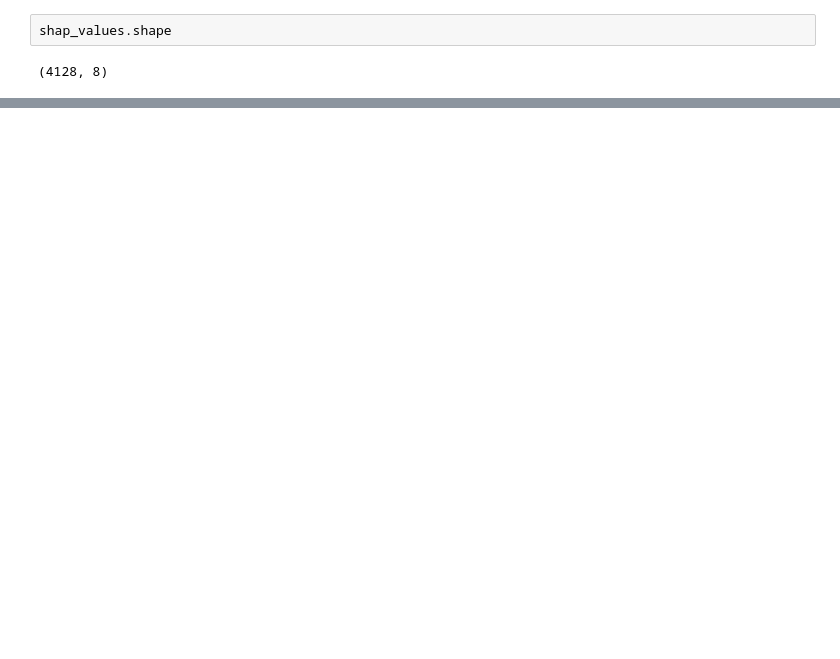
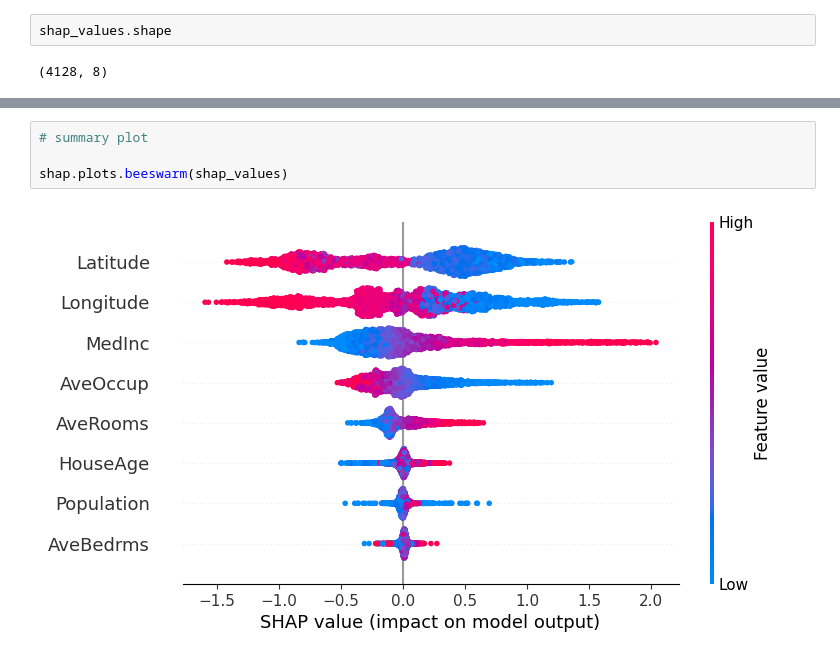
Before and after one commit to satvikkharb/SHAP-learning, a Jupyter notebook: Regression Case Study/shap_regression.ipynb, the cells around one changed output, grey strips where cells are left out. Drawn from its saved outputs; the diff is of its cells as text; blank space fills up the shorter version.

```diff
--- a/Regression Case Study/shap_regression.ipynb
+++ b/Regression Case Study/shap_regression.ipynb
@@ -313,0 +320,6 @@ shap.plots.bar(shap_values)
+# %%
+# summary plot
+
+shap.plots.beeswarm(shap_values)
+# %% [output]
+[figure, added]
```
Also changed, not shown: parts of 23 cells of this notebook, 3 other files.
